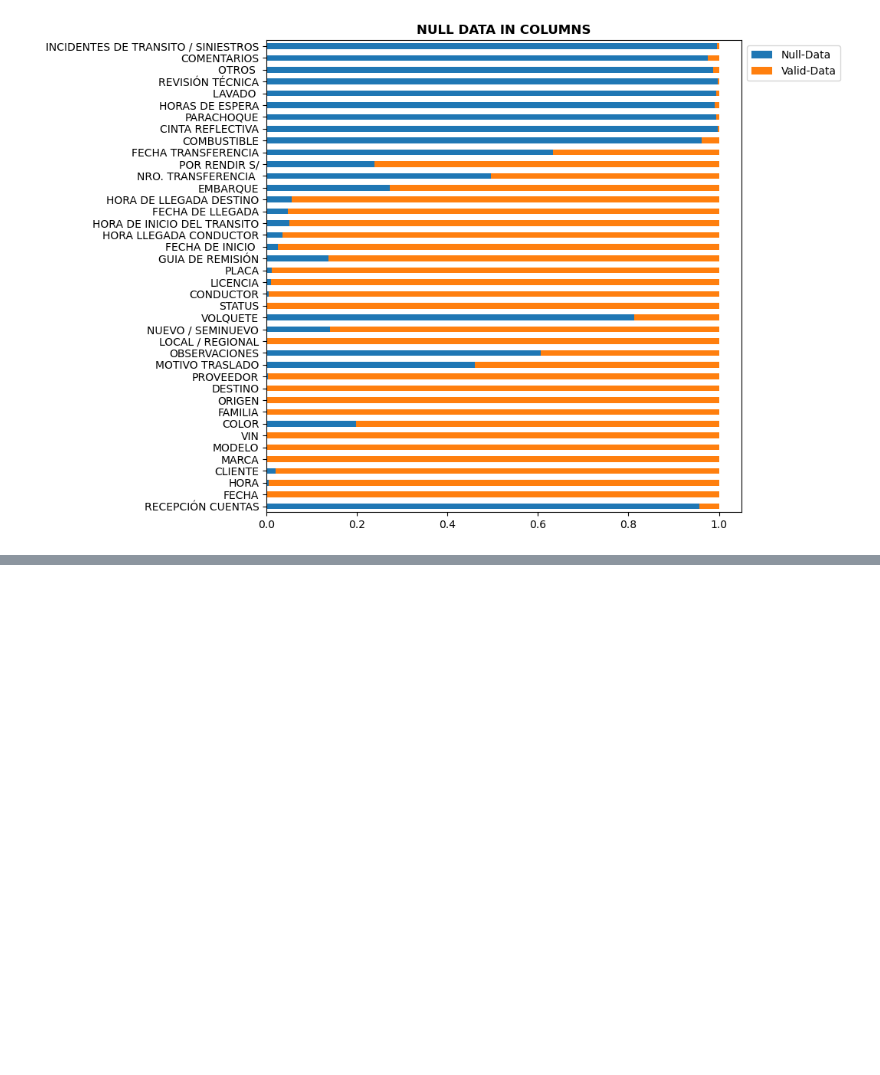
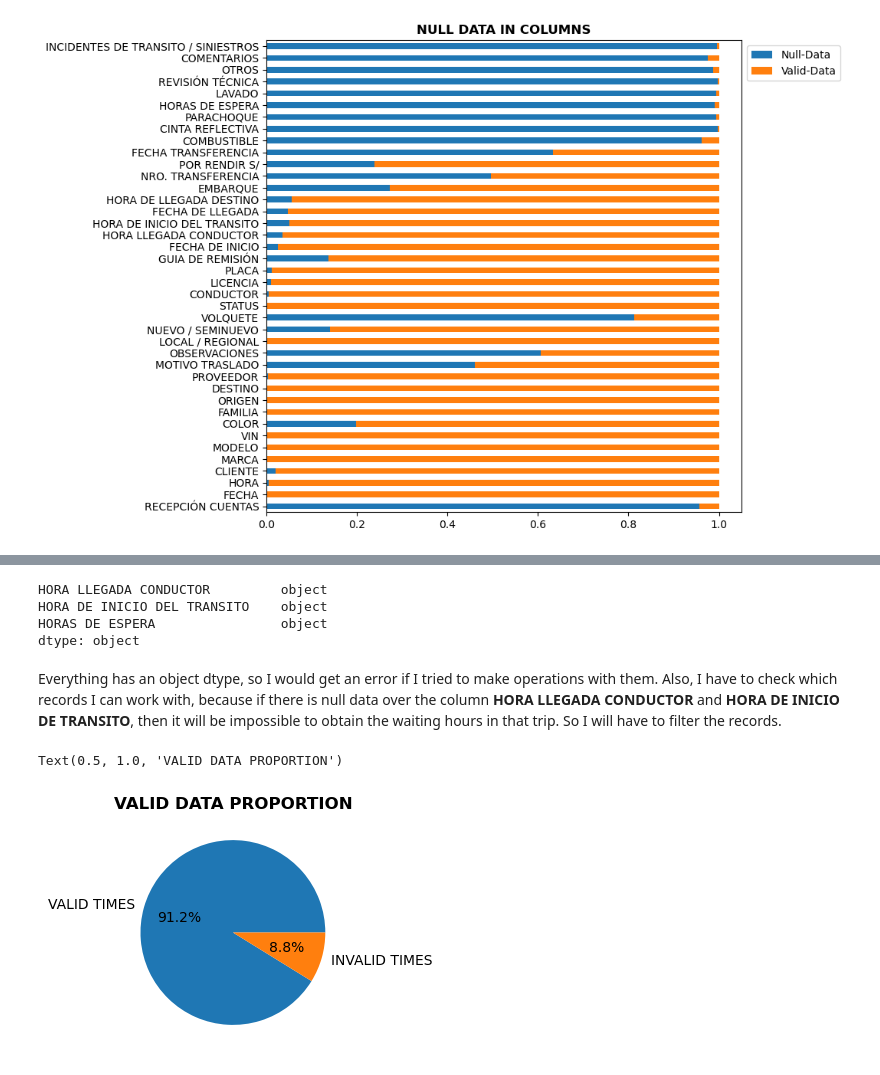
Before and after one commit to CarlosFOL/Transport_Company_Analysis, a Jupyter notebook: notebooks/transport_Co_analysis.ipynb, the cells around one changed output, grey strips where cells are left out. Saved outputs shown, nothing was run; the diff lists cells and outputs as text; code cells hidden in the pictures; blank space fills up the shorter version.

```diff
--- a/notebooks/transport_Co_analysis.ipynb
+++ b/notebooks/transport_Co_analysis.ipynb
@@ -90,0 +156,59 @@ Another point to mention is that we can see at a glance that there are no trips
+# %%
+important_columns = ['HORA LLEGADA CONDUCTOR', 'HORA DE INICIO DEL TRANSITO','HORAS DE ESPERA']
+df_waiting_hrs = df_TransportCompany.loc[:, important_columns].copy()
+#Before calculating the waiting hours, we have to be sure my columns are in the correct dtype
+df_waiting_hrs.dtypes
+# %% [output]
+HORA LLEGADA CONDUCTOR         object
+HORA DE INICIO DEL TRANSITO    object
+HORAS DE ESPERA                object
+dtype: object
+# %% [markdown]
+Everything has an object dtype, so I would get an error if I tried to make operations with them. Also, I have to check which records I can work with, because if there is null data over the column **HORA LLEGADA CONDUCTOR** and **HORA DE INICIO DE TRANSITO**, then it will be impossible to obtain the waiting hours in that trip. So I will have to filter the records.
+# %%
+# 1) To state if the record is validate or not it's not neccesary the HORAS DE ESPERA column
+valid_records = (df_waiting_hrs.iloc[:, :-1].isnull() * 1).sum(axis = 1)
+# 2) Set a column that tells me if the record is valid or not (1 = True, 0 = False)
+valid_records = np.where(valid_records == 0, 1, 0)
+df_waiting_hrs['VALID DATA'] = valid_records
+# %%
+def check_format_time(time: datetime) -> int:
+    """
+    Check if the valid data respect
+    the format HOURS:MINUTES:SECONDS
+    """
+    time = str(time)
+    f_time = '00:00:00'
+    valid_len = len(f_time)
+    d2_dot = [idx for idx, ch in enumerate(f_time) if ch == ':'] #Position of :
+    try:
+        has_d2_dot = np.all([True for position in d2_dot if time[position] == ':'])
+    except IndexError:
+        has_d2_dot = False
+    if (len(time) == valid_len) and (has_d2_dot):
+        return 1
+    else:
+        return 0
+
+df_waiting_hrs['VALID TIMES'] = df_waiting_hrs.pipe(
+    lambda df: df['HORA LLEGADA CONDUCTOR'].apply(check_format_time) +
+                df['HORA DE INICIO DEL TRANSITO'].apply(check_format_time)
+)
+# Check if both times are valid
+valid_times = np.where(df_waiting_hrs['VALID TIMES'] == 2, 1, 0)
+df_waiting_hrs['VALID TIMES'] = valid_times
+# Check the proportion of valid times in valid data
+df_vtimes_prop = df_waiting_hrs.iloc[:, -2:].sum()
+df_vtimes_prop['INVALID TIMES'] = df_vtimes_prop[0] - df_vtimes_prop[1]
+# Graph
+df_vtimes_prop[1:].plot(
+    kind = 'pie',
+    title = 'VALID DATA',
+    autopct = '%.01f%%',
+    figsize = (3, 3)
+)
+plt.title('VALID DATA PROPORTION', fontdict={'weight': 'bold'})
+plt.show()
+# %% [output]
+Text(0.5, 1.0, 'VALID DATA PROPORTION')
+[figure, added]
```
Also changed, not shown: parts of 14 cells of this notebook, 1 other file.
